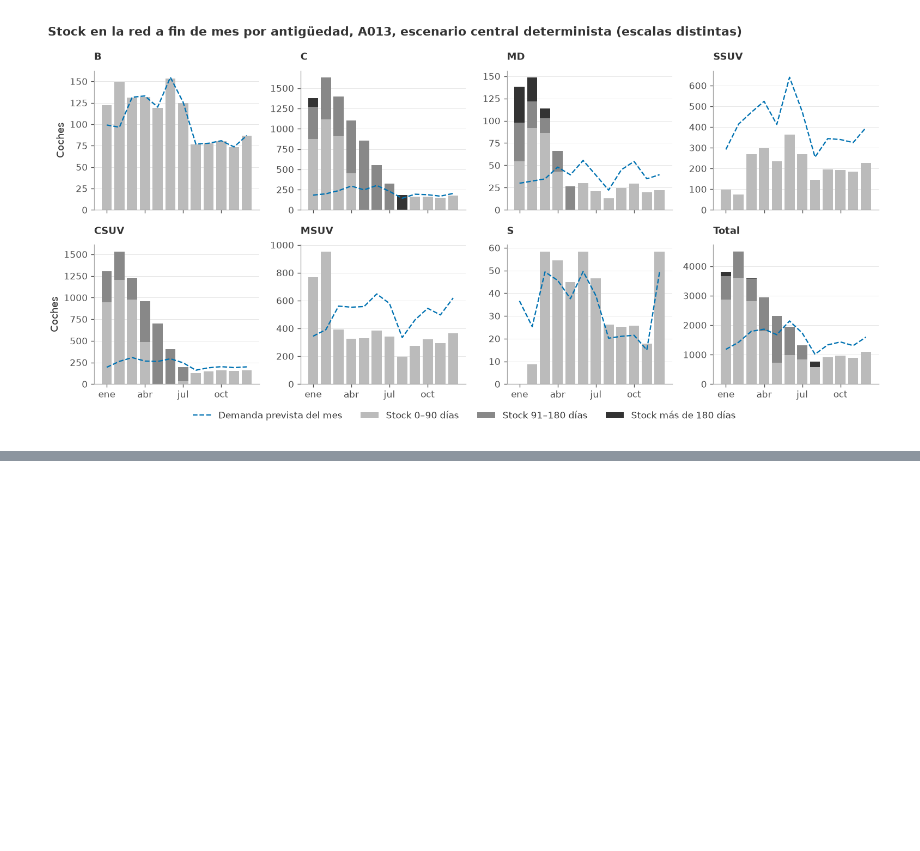
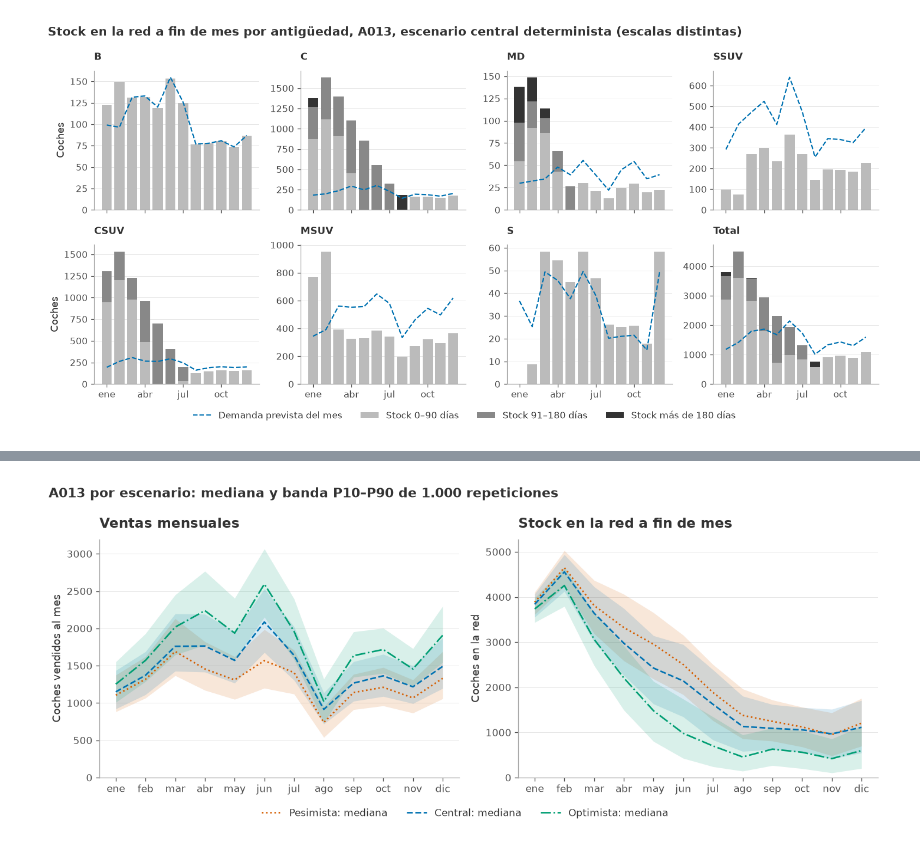
Before and after one commit to alejandrobarreche/sim-kaido-motors, a Jupyter notebook: analisis.ipynb, the cells around one changed output, grey strips where cells are left out. Cells and saved outputs as stored; diff of their text form; code cells hidden in the pictures; blank space fills up the shorter version.

```diff
--- a/analisis.ipynb
+++ b/analisis.ipynb
@@ -1126,0 +1381,13 @@ Total A013, coches y euros: sensibilidad a las llegadas en camino y al nivel de
+# %%
+rangos = []
+for segmento in datos.SEGMENTOS:
+    t = resumen_mc[resumen_mc["segmento"] == segmento].set_index(["escenario", "metrica"])
+    fila = {"segmento": segmento}
+    for metrica, etiqueta in [("ventas", "ventas"), ("llegadas", "fabricados")]:
+        for nombre in escenarios.ESCENARIOS:
+            f = t.loc[(nombre, metrica)]
+            fila[f"{etiqueta} {NOMBRE_ESC[nombre].lower()}"] = (
+                f"{fmt(f['mediana'])} ({fmt(f['p10'])}–{fmt(f['p90'])})")
+    rangos.append(fila)
+print("Coches vendidos y fabricados por segmento: mediana (P10–P90)")
+pd.DataFrame(rangos).set_index("segmento")
@@ -1126,0 +1405,26 @@ Total A013, coches y euros: sensibilidad a las llegadas en camino y al nivel de
+# %%
+fig, ejes = plt.subplots(1, 2, figsize=(12, 4.6))
+meses = np.arange(1, 13)
+for eje, indice, titulo, ylabel in [
+        (ejes[0], 1, "Ventas mensuales", "Coches vendidos al mes"),
+        (ejes[1], 0, "Stock en la red a fin de mes", "Coches en la red")]:
+    for nombre in escenarios.ESCENARIOS:
+        serie_mes = RES[nombre]["mensual"][:, :, :, indice].sum(axis=2)
+        p10, med, p90 = np.percentile(serie_mes, [10, 50, 90], axis=0)
+        eje.plot(meses, med, color=COLOR_ESC[nombre], ls=ESTILO_ESC[nombre], lw=1.6,
+                 label=f"{NOMBRE_ESC[nombre]}: mediana")
+        eje.fill_between(meses, p10, p90, color=COLOR_ESC[nombre], alpha=0.15, lw=0)
+    eje.set_title(titulo)
+    eje.set_ylabel(ylabel)
+    eje.set_ylim(bottom=0)
+    eje.set_xticks(meses, ["ene", "feb", "mar", "abr", "may", "jun", "jul", "ago",
+                           "sep", "oct", "nov", "dic"])
+handles, etiquetas = ejes[0].get_legend_handles_labels()
+fig.legend(handles, etiquetas, loc="upper center", bbox_to_anchor=(0.5, 0.02), ncol=3,
+           frameon=False)
+fig.suptitle("A013 por escenario: mediana y banda P10–P90 de 1.000 repeticiones",
+             x=0.01, ha="left", fontweight="bold")
+guardar_figura(fig, "escenarios_ventas_stock_mensual_a013")
+plt.show()
+# %% [output]
+[figure, added]
```
Also changed, not shown: parts of 21 cells of this notebook, 23 other files.
